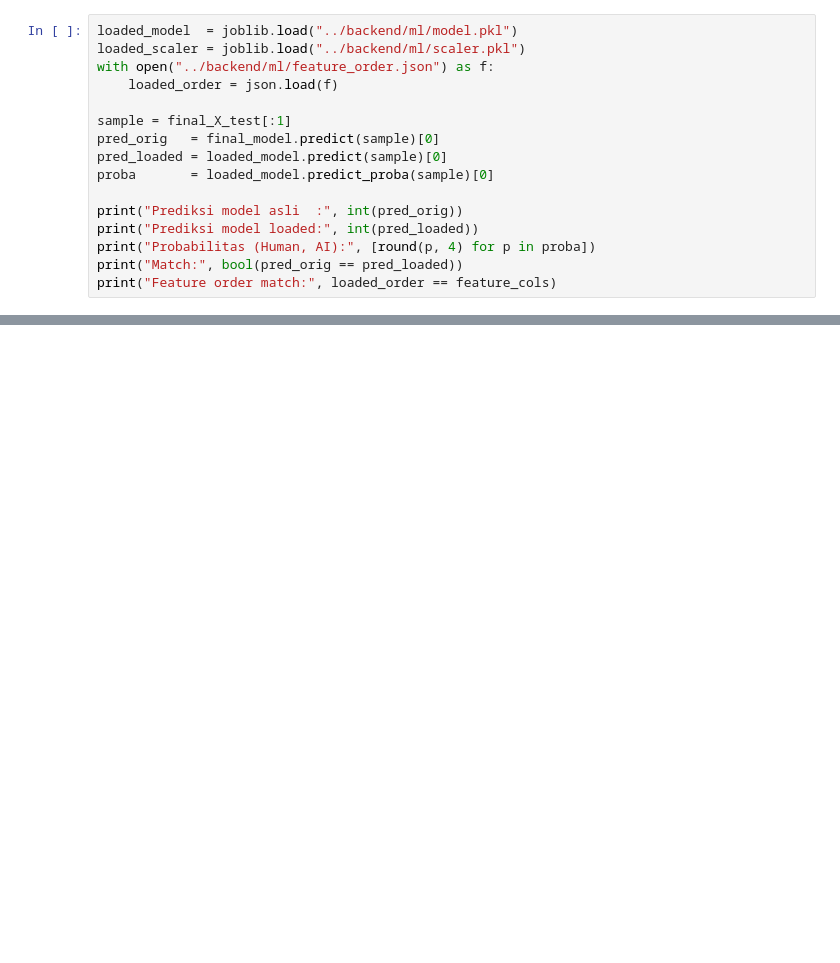
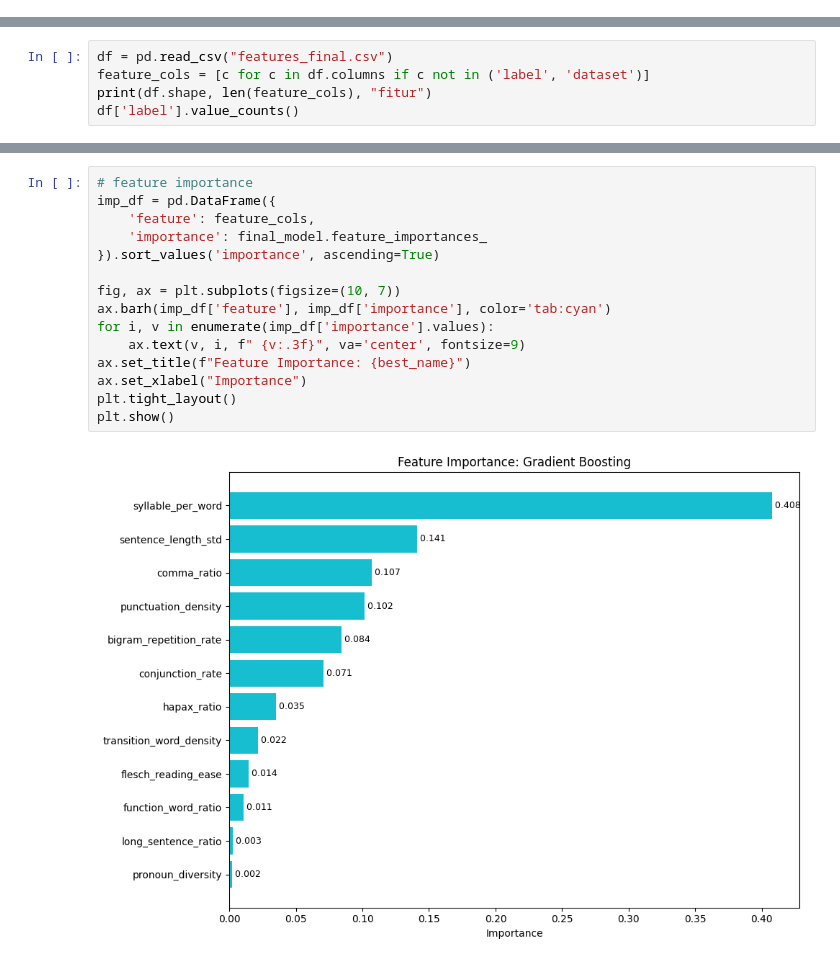
Before and after one commit to Kristantowinata/WriteLens---MachineLearningProject, a Jupyter notebook: notebooks/03_model_training.ipynb, the cells around one changed output, grey strips where cells are left out. Saved outputs shown, nothing was run; the diff lists cells and outputs as text; blank space fills up the shorter version.

```diff
--- a/notebooks/03_model_training.ipynb
+++ b/notebooks/03_model_training.ipynb
@@ -486,16 +0,0 @@ Saved:
-# %%
-loaded_model  = joblib.load("../backend/ml/model.pkl")
-loaded_scaler = joblib.load("../backend/ml/scaler.pkl")
-with open("../backend/ml/feature_order.json") as f:
-    loaded_order = json.load(f)
-
-sample = final_X_test[:1]
-pred_orig   = final_model.predict(sample)[0]
-pred_loaded = loaded_model.predict(sample)[0]
-proba       = loaded_model.predict_proba(sample)[0]
-
-print("Prediksi model asli  :", int(pred_orig))
-print("Prediksi model loaded:", int(pred_loaded))
-print("Probabilitas (Human, AI):", [round(p, 4) for p in proba])
-print("Match:", bool(pred_orig == pred_loaded))
-print("Feature order match:", loaded_order == feature_cols)
@@ -526,0 +25,5 @@ Feature order match: True
+# %%
+df = pd.read_csv("features_final.csv")
+feature_cols = [c for c in df.columns if c not in ('label', 'dataset')]
+print(df.shape, len(feature_cols), "fitur")
+df['label'].value_counts()
@@ -526,0 +234,17 @@ Feature order match: True
+# %%
+# feature importance
+imp_df = pd.DataFrame({
+    'feature': feature_cols,
+    'importance': final_model.feature_importances_
+}).sort_values('importance', ascending=True)
+
+fig, ax = plt.subplots(figsize=(10, 7))
+ax.barh(imp_df['feature'], imp_df['importance'], color='tab:cyan')
+for i, v in enumerate(imp_df['importance'].values):
+    ax.text(v, i, f" {v:.3f}", va='center', fontsize=9)
+ax.set_title(f"Feature Importance: {best_name}")
+ax.set_xlabel("Importance")
+plt.tight_layout()
+plt.show()
+# %% [output]
+[figure, added]
```
Also changed, not shown: parts of 61 cells of this notebook, 2 other files.
